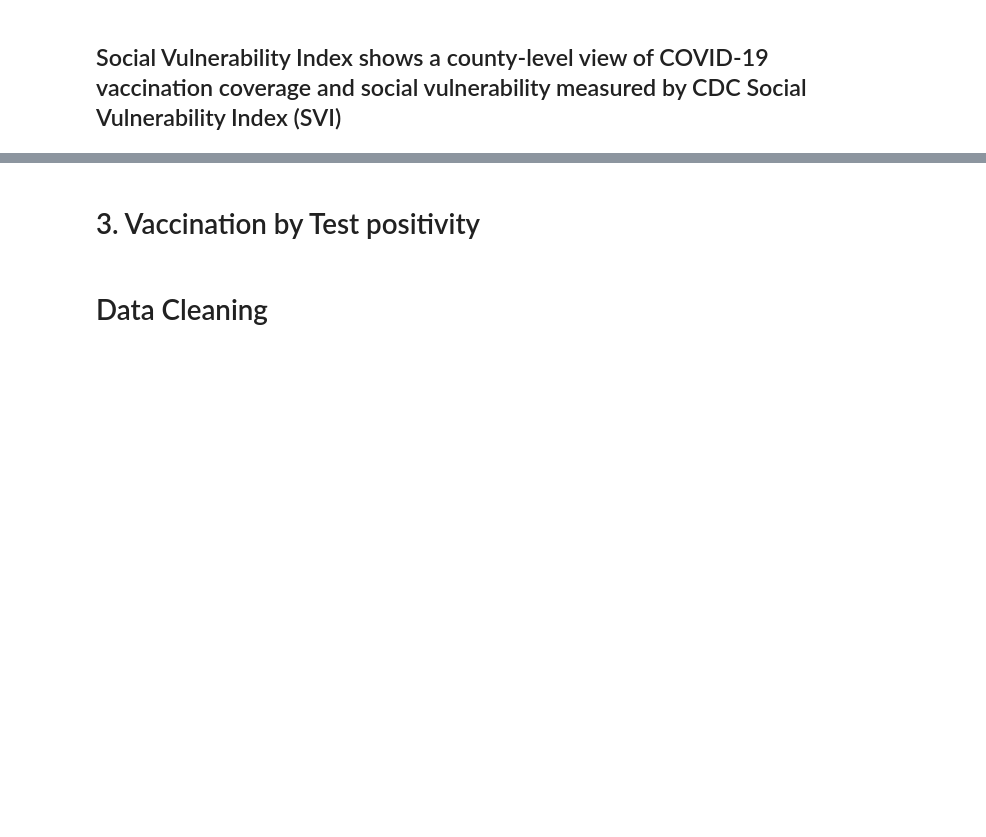
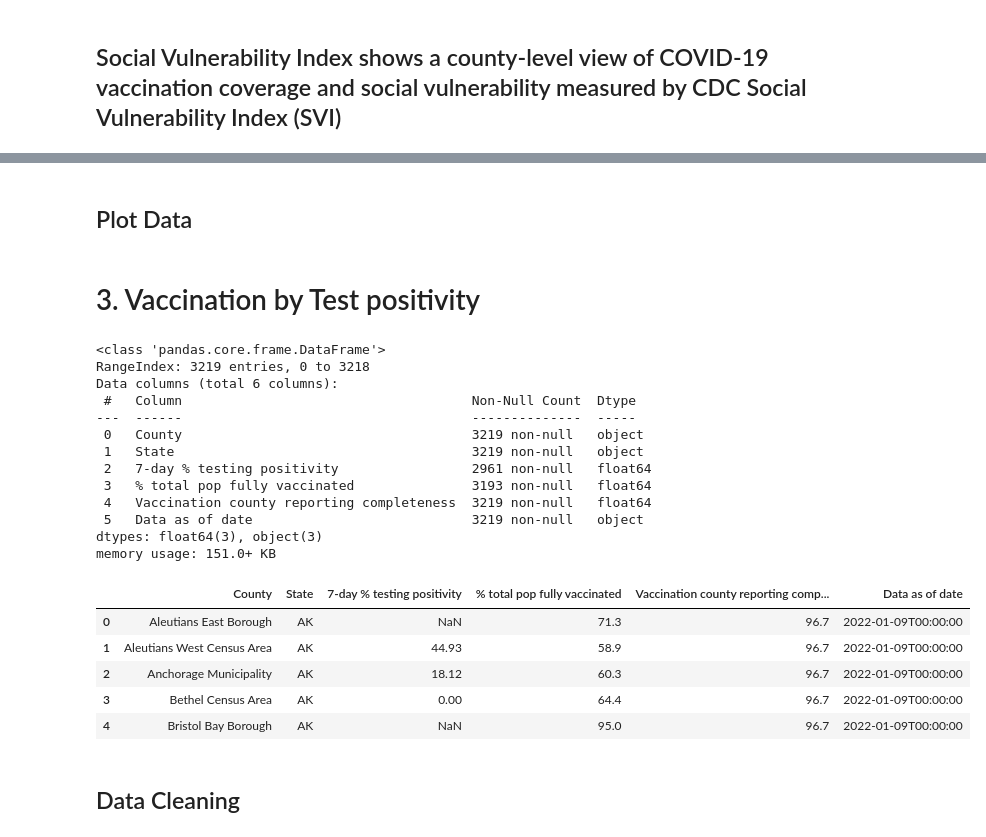
Before and after one commit to IusztinPaul/impact-covid-vaccine-usa, a Jupyter notebook: status.ipynb, the cells around one changed output, grey strips where cells are left out. Cells and saved outputs as stored; diff of their text form; code cells hidden in the pictures; blank space fills up the shorter version.

```diff
--- a/status.ipynb
+++ b/status.ipynb
@@ -151,7 +190,32 @@ datasvi = pd.read_csv('vaccination_by_svi.csv')
+# %% [markdown]
+## Plot Data
 # %% [markdown]
 # 3. Vaccination by Test positivity
 # %%
 #Testing percent positivity shows a county-level view of COVID-19 vaccination coverage and the percent of Nucleic Acid Amplification Tests (NAATs) conducted in the last 7 days that were positive for SARs-CoV-2
 datatp = pd.read_csv('vaccination_by_test_positivity.csv')
-# %% [markdown]
-# Data Cleaning
+# %%
+datatp.info()
+datatp.head()
+# %% [output]
+<class 'pandas.core.frame.DataFrame'>
+RangeIndex: 3219 entries, 0 to 3218
+Data columns (total 6 columns):
+ #   Column                                     Non-Null Count  Dtype
+---  ------                                     --------------  -----
+ 0   County                                     3219 non-null   object
+ 1   State                                      3219 non-null   object
+ 2   7-day % testing positivity                 2961 non-null   float64
+ 3   % total pop fully vaccinated               3193 non-null   float64
+ 4   Vaccination county reporting completeness  3219 non-null   float64
+ 5   Data as of date                            3219 non-null   object
+dtypes: float64(3), object(3)
+memory usage: 151.0+ KB
+|  | County | State | 7-day % testing positivity | % total pop fully vaccinated | Vaccination county reporting comp... | Data as of date |
+| 0 | Aleutians East Borough | AK | NaN | 71.3 | 96.7 | 2022-01-09T00:00:00 |
+| 1 | Aleutians West Census Area | AK | 44.93 | 58.9 | 96.7 | 2022-01-09T00:00:00 |
+| 2 | Anchorage Municipality | AK | 18.12 | 60.3 | 96.7 | 2022-01-09T00:00:00 |
+| 3 | Bethel Census Area | AK | 0.00 | 64.4 | 96.7 | 2022-01-09T00:00:00 |
+| 4 | Bristol Bay Borough | AK | NaN | 95.0 | 96.7 | 2022-01-09T00:00:00 |
+# %% [markdown]
+## Data Cleaning
```
Also changed, not shown: parts of 32 cells of this notebook.
